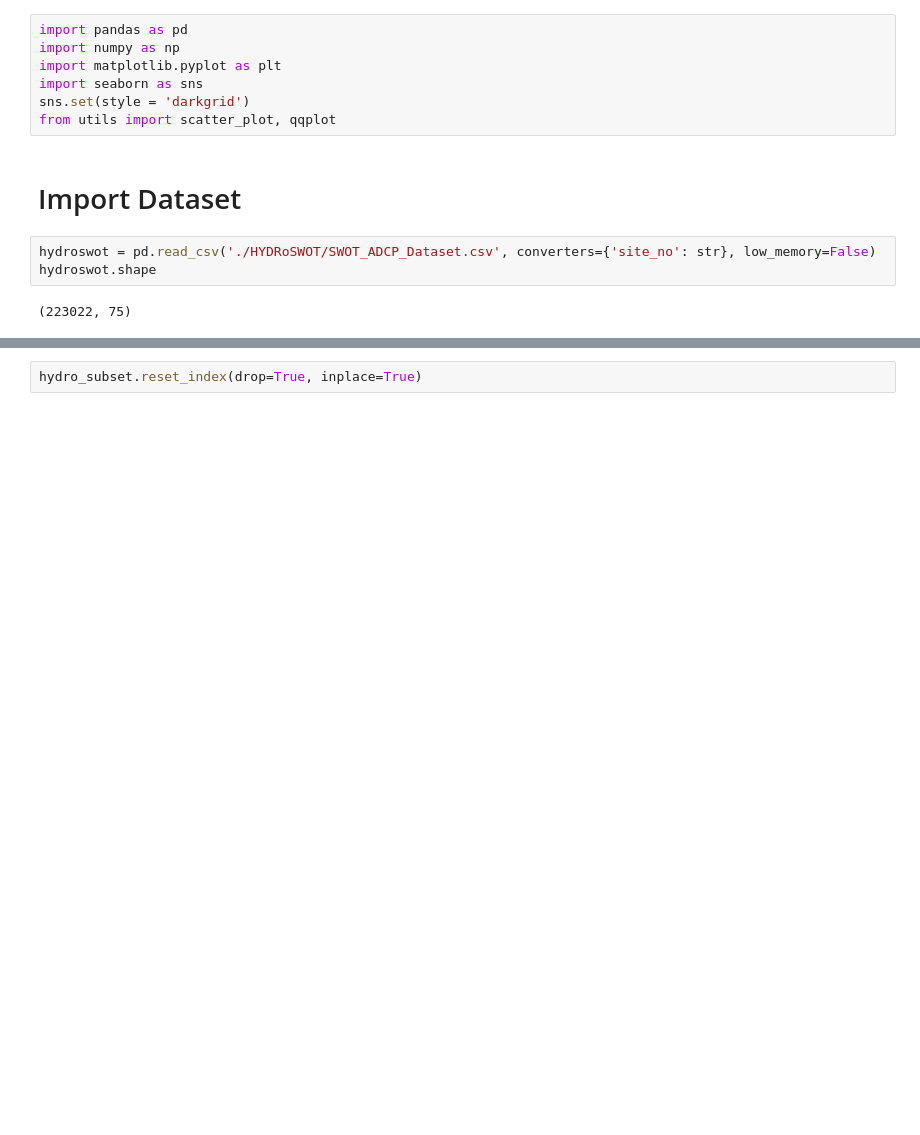
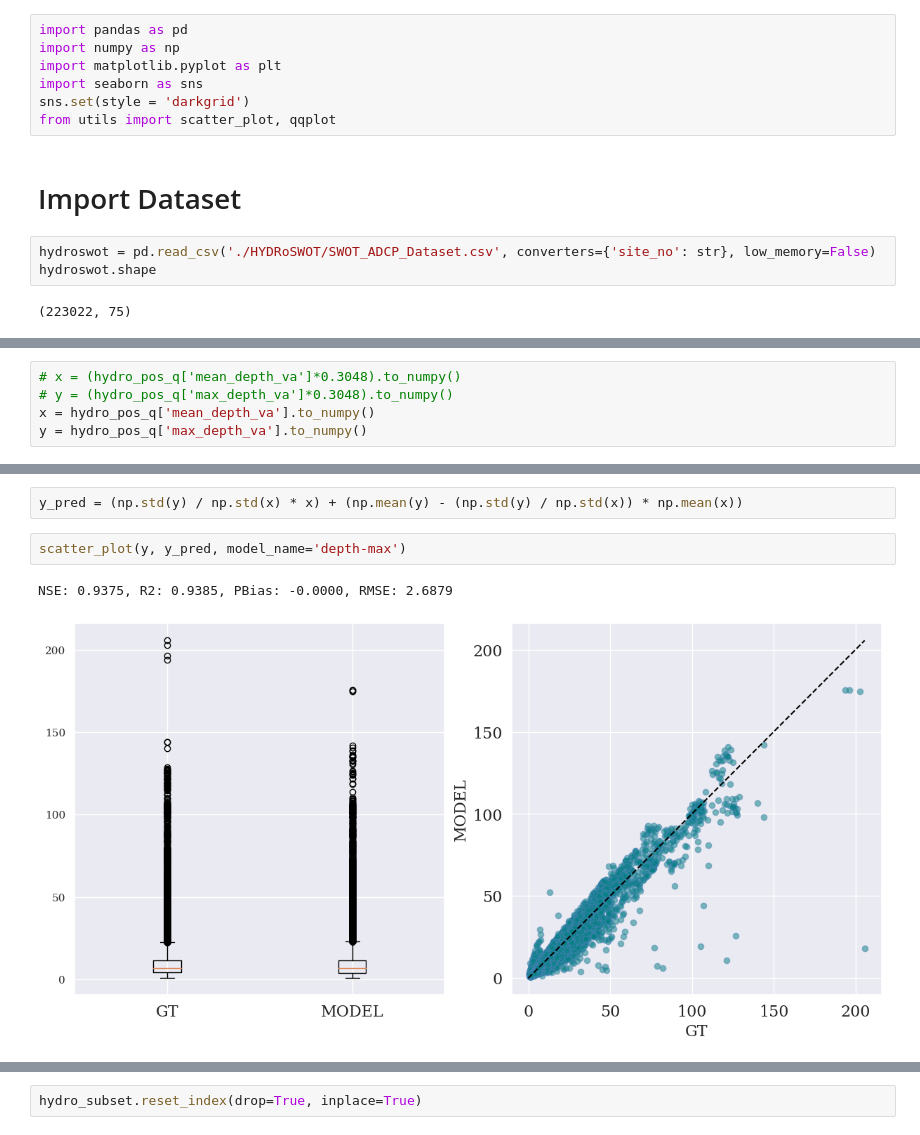
Before and after one commit to smhassanerfani/si2022, a Jupyter notebook: tauraat/hydroswot_subset.ipynb, the cells around one changed output, grey strips where cells are left out. Cells and saved outputs as stored; diff of their text form; blank space fills up the shorter version.

```diff
--- a/tauraat/hydroswot_subset.ipynb
+++ b/tauraat/hydroswot_subset.ipynb
@@ -76,0 +80,5 @@ hydro_pos_q.reset_index(drop=True, inplace=True)
+# %%
+# x = (hydro_pos_q['mean_depth_va']*0.3048).to_numpy()
+# y = (hydro_pos_q['max_depth_va']*0.3048).to_numpy()
+x = hydro_pos_q['mean_depth_va'].to_numpy()
+y = hydro_pos_q['max_depth_va'].to_numpy()
@@ -76,0 +91,7 @@ hydro_pos_q.reset_index(drop=True, inplace=True)
+# %%
+y_pred = (np.std(y) / np.std(x) * x) + (np.mean(y) - (np.std(y) / np.std(x)) * np.mean(x))
+# %%
+scatter_plot(y, y_pred, model_name='depth-max')
+# %% [output]
+NSE: 0.9375, R2: 0.9385, PBias: -0.0000, RMSE: 2.6879
+[figure, added]
```
Also changed, not shown: parts of 14 cells of this notebook.
